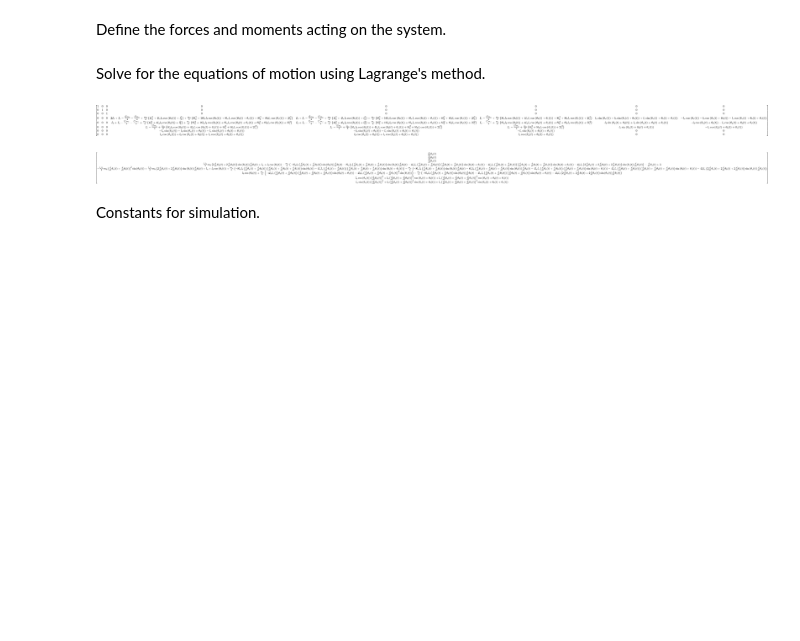
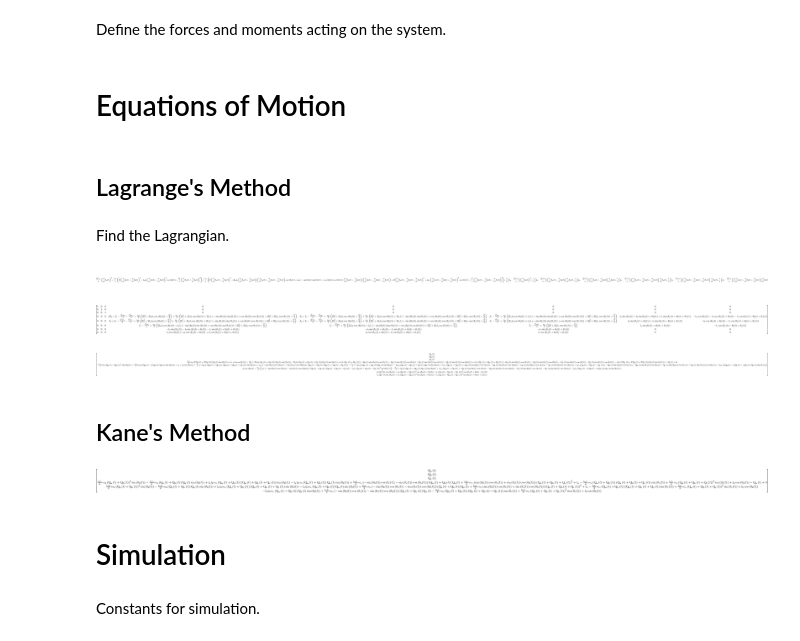
Before and after one commit to jgoppert/control-systems, a Jupyter notebook: 4 Bar.ipynb, the cells around one changed output. Drawn from its saved outputs; the diff is of its cells as text; code cells hidden in the pictures; blank space fills up the shorter version.

```diff
--- a/4 Bar.ipynb
+++ b/4 Bar.ipynb
@@ -16,11 +19,11 @@ Populating the interactive namespace from numpy and matplotlib
 # %% [markdown]
 Define symbols.
 # %%
-t, theta_a, theta_b, theta_c, l_a, l_b, l_c, l_d, I_a, I_b, I_c, m_a, m_b, m_c, g = \
-    sympy.symbols(r't, theta_a, theta_b, theta_c, l_a, l_b, l_c, l_d, I_a, I_b, I_c, m_a, m_b, m_c, g')
-theta_a_dot = sympy.Symbol(r'\dot{\theta}_a')
-theta_b_dot = sympy.Symbol(r'\dot{\theta}_b')
-theta_c_dot = sympy.Symbol(r'\dot{\theta}_c')
+t, theta_a, Q_a, theta_b, Q_b, theta_c, Q_c, l_a, l_b, l_c, l_d, I_a, I_b, I_c, m_a, m_b, m_c, g = \
+    sympy.symbols(r't, theta_a, Q_a, theta_b, Q_b, theta_c, Q_c, l_a, l_b, l_c, l_d, I_a, I_b, I_c, m_a, m_b, m_c, g')
+
+# dictionary of rate relationships
+rate_sub = {theta_a(t).diff(t): Q_a(t), theta_b(t).diff(t): Q_b(t), theta_c(t).diff(t): Q_c(t)}
 # %% [markdown]
 Define frame and points.
 # %%
@@ -67,0 +73,2 @@ point_d = point_c.locatenew('point_d', l_c*frame_c.x) # point d
+# %%
+rigid_body_list = [bar_a, bar_b, bar_c]
@@ -68,6 +77,6 @@ point_d = point_c.locatenew('point_d', l_c*frame_c.x) # point d
 # %% [markdown]
 Find the constraint equations such that the end point is fixed.
 # %%
-coneq = point_d.pos_from(point_a) - l_d*frame_i.x
+coneq = (point_d.pos_from(point_a) - l_d*frame_i.x).express(frame_i).simplify()
 coneq
 # %% [output]
@@ -101,8 +105,17 @@ force_moment_list = [
 (point_c, 1*frame_a.y), # lift from wing, FIXME
 (frame_c, -1*frame_a.y), # moment from wing, FIXME
 ]
-# %% [markdown]
-Solve for the equations of motion using Lagrange's method.
+# %% [markdown]
+# Equations of Motion
+# %% [markdown]
+## Lagrange's Method
+# %% [markdown]
+Find the Lagrangian.
+# %%
+L = me.Lagrangian(frame_i, *rigid_body_list)
+L
+# %% [output]
+[figure, added]
 # %%
 q_list = [theta_a(t), theta_b(t), theta_c(t)]
 lm = me.LagrangesMethod(q_list=q_list, Lagrangian=L, frame=frame_i, coneqs=coneqs_diff, forcelist=force_moment_list)
@@ -110,8 +123,10 @@ lm.form_lagranges_equations();
 # %%
 lm.mass_matrix_full
 # %% [output]
-[figure, old version]
+[figure, new version]
 # %%
-lm.forcing_full
+lm.forcing_full.subs(rate_sub)
 # %% [output]
-[figure, old version]
+[figure, new version]
+# %% [markdown]
+## Kane's Method
@@ -118,3 +148,9 @@ lm.forcing_full
+# %%
+km.forcing_full
+# %% [output]
+[figure, added]
+# %% [markdown]
+# Simulation
 # %% [markdown]
 Constants for simulation.
 # %%
```
Also changed, not shown: parts of 27 cells of this notebook.
